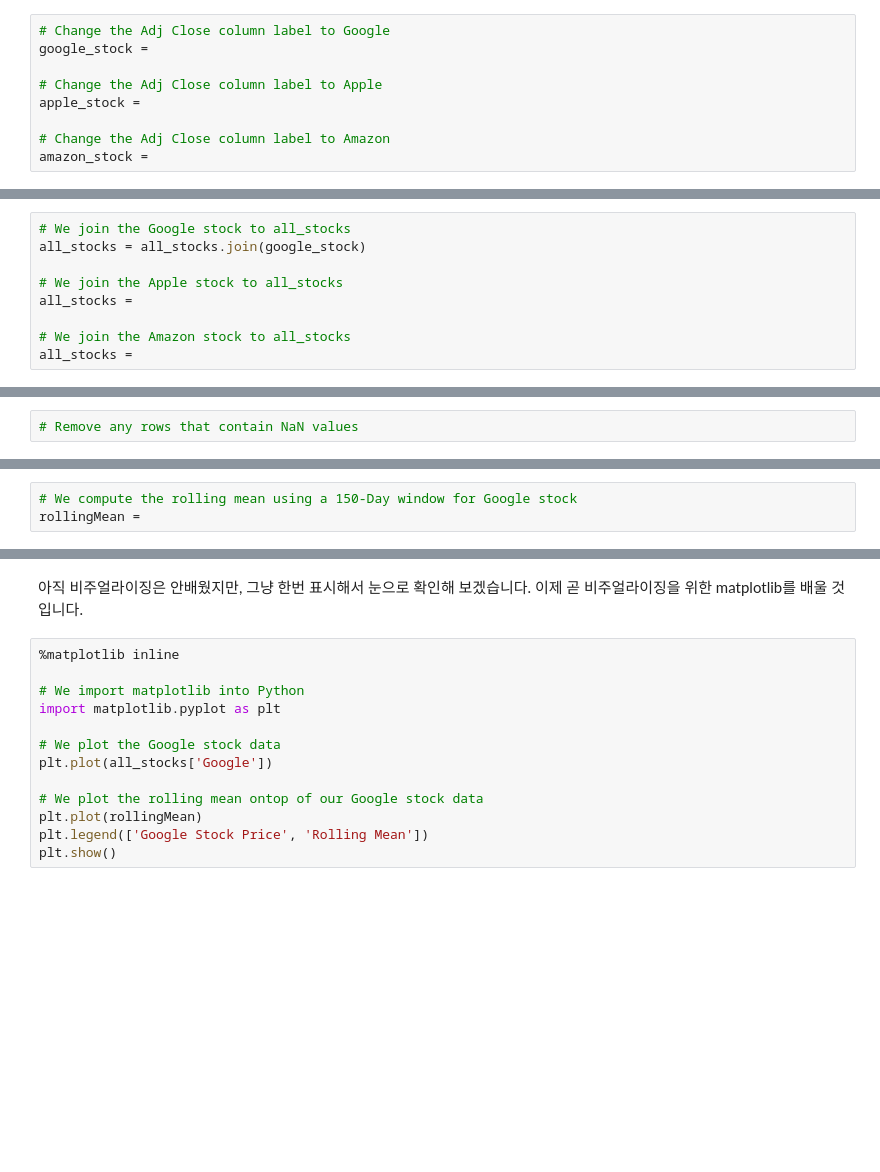
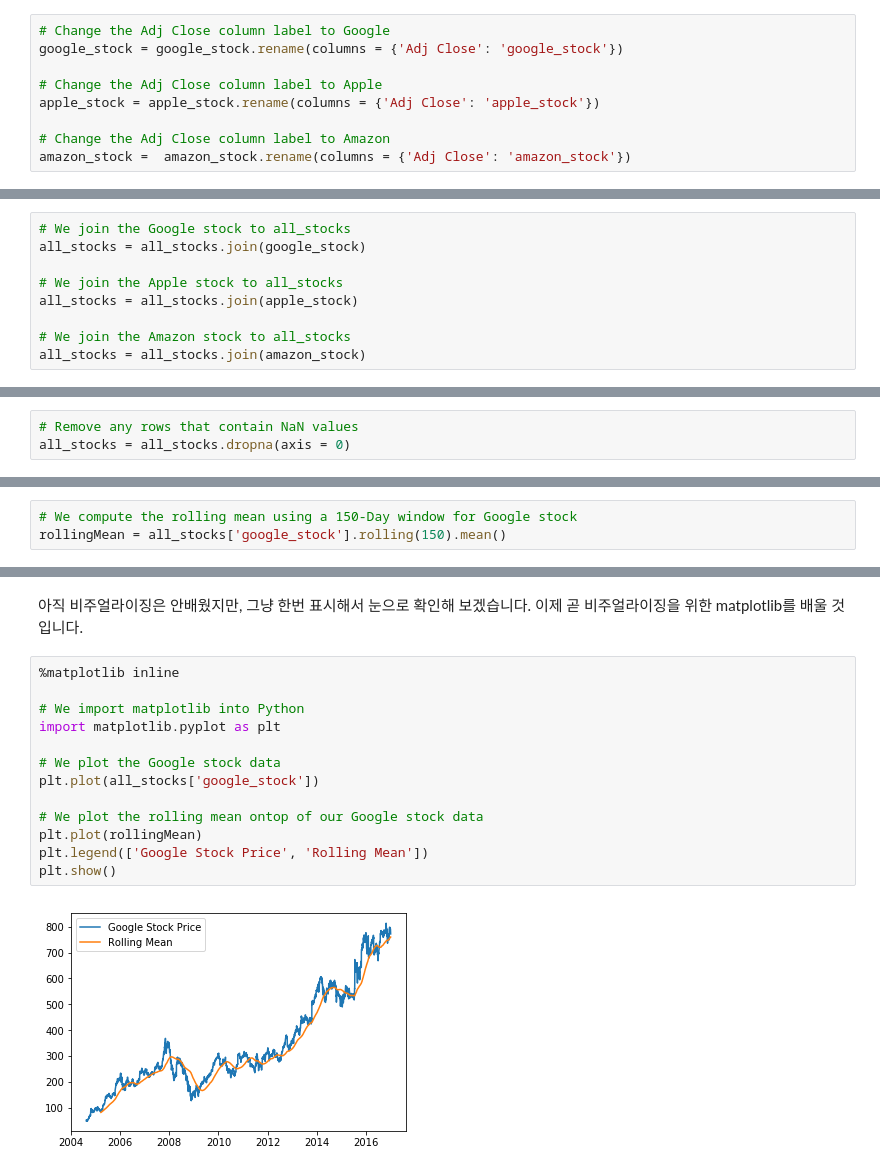
Before and after one commit to hihe81/Study_Python, a Jupyter notebook: 20190804/2.b 실습 Statistics from Stock Data.ipynb, the cells around one changed output, grey strips where cells are left out. Saved outputs shown, nothing was run; the diff lists cells and outputs as text; blank space fills up the shorter version.

```diff
--- a/20190804/2.b 실습 Statistics from Stock Data.ipynb
+++ b/20190804/2.b 실습 Statistics from Stock Data.ipynb
@@ -59,13 +93,13 @@ all_stocks = pd.DataFrame(index = dates)
 각 `google_stock`, `apple_stock`, `amazon_stock`, 을,  `all_stocks` 의 날짜에 매칭하여 수정종가를 나오게 하기 위해, all_stocks와 각각의 데이터프레임을 join 할 것입니다. 그러나 일단은 먼저, 현재의 구글,애플, 아마존의 DataFrame에 있는 컬럼명을, 각각의 수정종가로 표현하기 위해, 각각의 adj close 를 google_stock, apple_stock, amazon_stock 로 바꿔주세요.  `pd.DataFrame.rename()` 함수를 이용하세요.
 # %%
 # Change the Adj Close column label to Google
-google_stock =
+google_stock = google_stock.rename(columns = {'Adj Close': 'google_stock'})
 
 # Change the Adj Close column label to Apple
-apple_stock =
+apple_stock = apple_stock.rename(columns = {'Adj Close': 'apple_stock'})
 
 # Change the Adj Close column label to Amazon
-amazon_stock =
+amazon_stock =  amazon_stock.rename(columns = {'Adj Close': 'amazon_stock'})
 # %% [markdown]
 앞의 8줄만 출력하여 확인해 봅니다.
 # %%
@@ -81,10 +151,10 @@ amazon_stock =
 all_stocks = all_stocks.join(google_stock)
 
 # We join the Apple stock to all_stocks
-all_stocks =
+all_stocks = all_stocks.join(apple_stock)
 
 # We join the Amazon stock to all_stocks
-all_stocks =
+all_stocks = all_stocks.join(amazon_stock)
 # %% [markdown]
  `all_stocks`  를 앞에서 10줄 출력하여 확인하세요.
 # %%
@@ -99,6 +209,7 @@ all_stocks =
 이제 NaN 값을 포함하는 행은 제거합니다.
 # %%
 # Remove any rows that contain NaN values
+all_stocks = all_stocks.dropna(axis = 0)
 # %% [markdown]
  `all_stocks`  에 NaN 이 없어졌는지 체크해 보세요.
 # %%
@@ -121,4 +263,4 @@ all_stocks =
 rolling mean (이동 평균(moving average))을 구해 보겠습니다. 이동 평균은 정해진 기간에서의 증권의 평균적인 가격입니다. Pandas 에는, `dataframe.rolling().mean()` 함수가 있습니다. N을 기간으로 넣으면, `dataframe.rolling(N).mean()` 은 `N`-day 를 처리합니다. 150일의 롤링 평균을 구하세요.
 # %%
 # We compute the rolling mean using a 150-Day window for Google stock
-rollingMean =
+rollingMean = all_stocks['google_stock'].rolling(150).mean()
@@ -127,13 +289,15 @@ rollingMean =
 # %%
 %matplotlib inline
 
 # We import matplotlib into Python
 import matplotlib.pyplot as plt
 
 # We plot the Google stock data
-plt.plot(all_stocks['Google'])
+plt.plot(all_stocks['google_stock'])
 
 # We plot the rolling mean ontop of our Google stock data
 plt.plot(rollingMean)
 plt.legend(['Google Stock Price', 'Rolling Mean'])
 plt.show()
+# %% [output]
+[figure, added]
```
Also changed, not shown: parts of 16 cells of this notebook, 3 other files.
